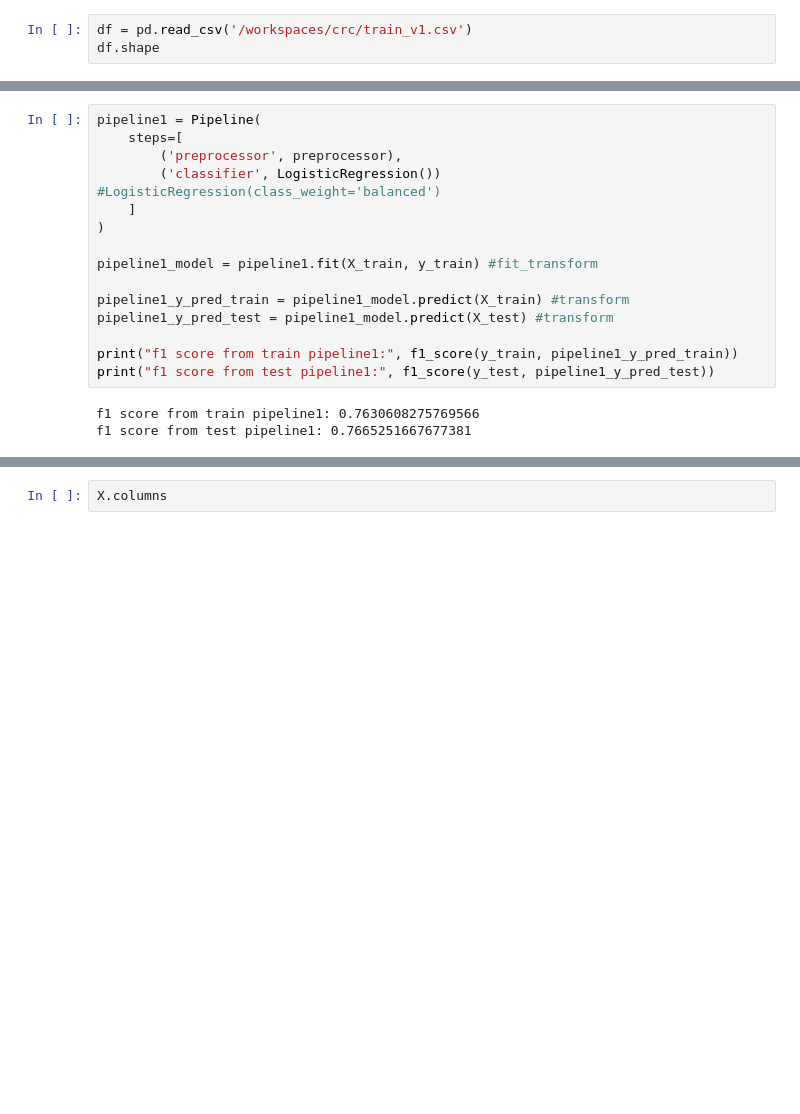
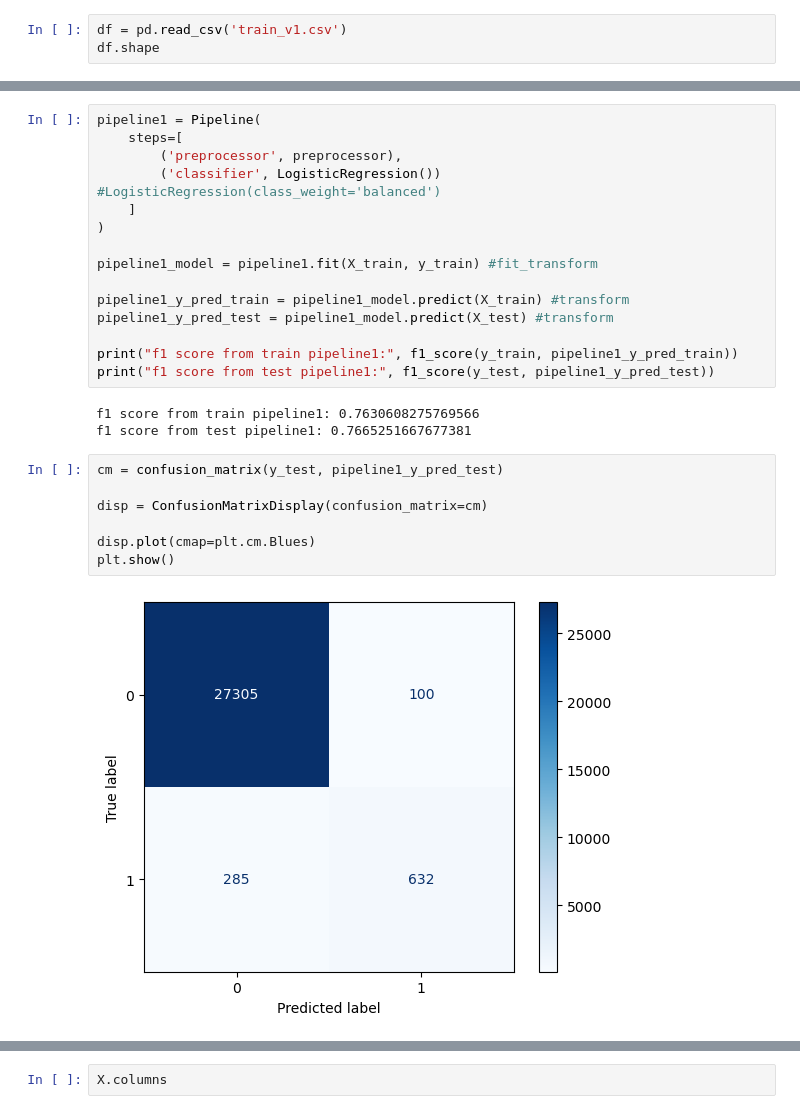
Before and after one commit to monolok/crc, a Jupyter notebook: models.ipynb, the cells around one changed output, grey strips where cells are left out. Cells and saved outputs as stored; diff of their text form; blank space fills up the shorter version.

```diff
--- a/models.ipynb
+++ b/models.ipynb
@@ -28,5 +20,5 @@ please provide us feedback at https://github.com/pandas-dev/pandas/issues/54466
 # %%
-df = pd.read_csv('/workspaces/crc/train_v1.csv')
+df = pd.read_csv('train_v1.csv')
 df.shape
 # %% [output]
 (283211, 6)
@@ -107,3 +99,12 @@ print("f1 score from test pipeline1:", f1_score(y_test, pipeline1_y_pred_test))
 # %% [output]
 f1 score from train pipeline1: 0.7630608275769566
 f1 score from test pipeline1: 0.7665251667677381
+# %%
+cm = confusion_matrix(y_test, pipeline1_y_pred_test)
+
+disp = ConfusionMatrixDisplay(confusion_matrix=cm)
+
+disp.plot(cmap=plt.cm.Blues)
+plt.show()
+# %% [output]
+[figure, added]
```
Also changed, not shown: parts of 15 cells of this notebook.
